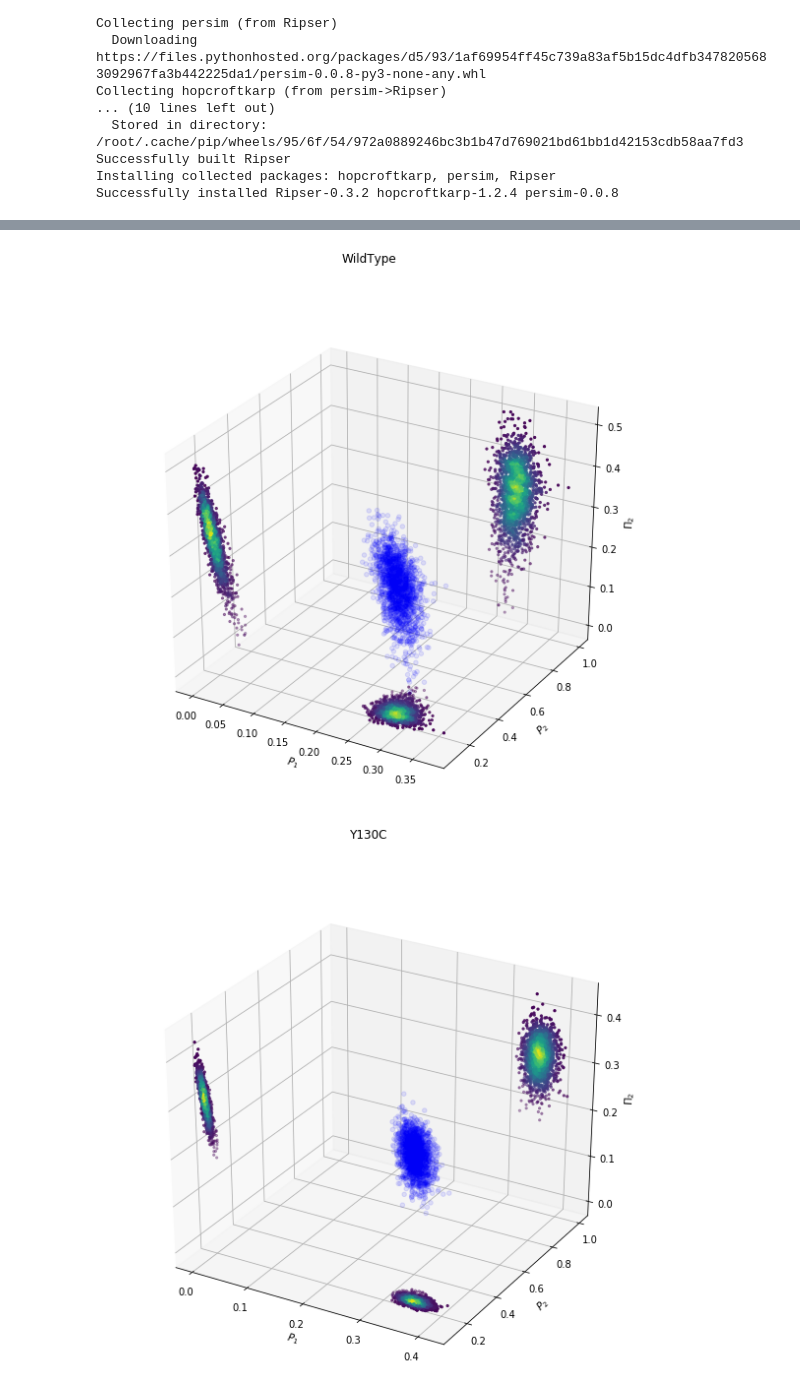
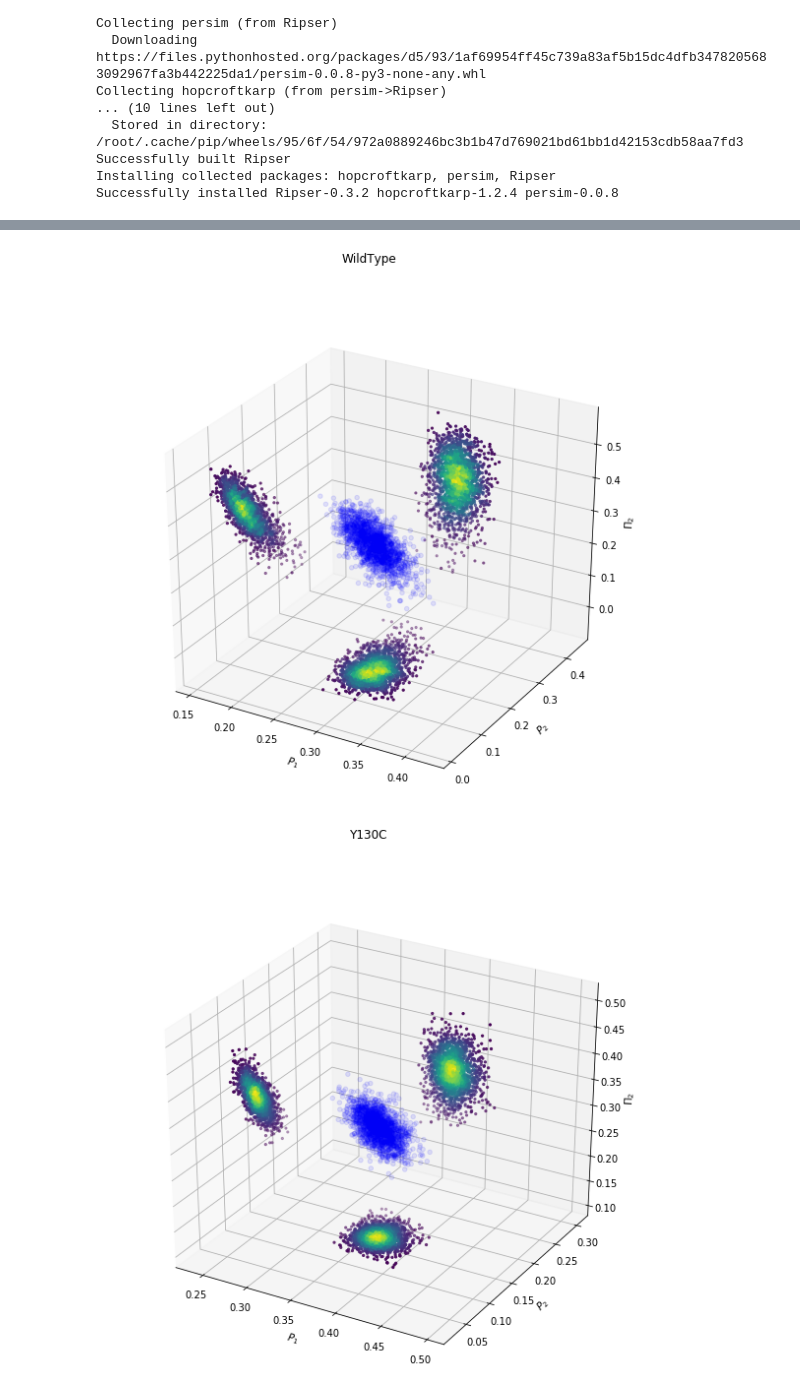
Before and after one commit to lewis-m/erk-kinetics-tda, a Jupyter notebook: NicePlots.ipynb, the cells around one changed output, grey strips where cells are left out. Cells and saved outputs as stored; diff of their text form; code cells hidden in the pictures.

```diff
--- a/NicePlots.ipynb
+++ b/NicePlots.ipynb
@@ -360,7 +371,6 @@ and Rhat is the potential scale reduction factor on split chains (at
 convergence, Rhat=1).
 # %%
 import scipy.stats as st
-import mpl_scatter_density
 from matplotlib import rc
 #matplotlib.rcParams['legend.fontsize'] = 10
 
@@ -380,39 +390,44 @@ for i in range(len(total_bayes_data)):
   fig = plt.figure(figsize=(10,9))
   fig.suptitle(y_type[i])
 
   ax = fig.add_subplot(111, projection='3d')
   ax.scatter(bayes_data[:,0], bayes_data[:,1], bayes_data[:,2], c = 'b', marker='o', label='Bayesian', alpha=0.1)
 
   x_marg = []
   y_marg = []
   z_marg = []
 
+  x_ext = [min(bayes_data[:,0]) - 0.1, max(bayes_data[:,0]) + 0.1]
+  y_ext = [min(bayes_data[:,1]) - 0.1, max(bayes_data[:,1]) + 0.1]
+  z_ext = [min(bayes_data[:,2]) - 0.1, max(bayes_data[:,2]) + 0.1]
+
   for x, y, z in bayes_data:
-    x_marg.append([0, y, z])
-    y_marg.append([x, 1, z])
-    z_marg.append([x, y, 0])
+    x_marg.append([x_ext[0], y, z])
+    y_marg.append([x, y_ext[1], z])
+    z_marg.append([x, y, z_ext[0]])
 
   x_marg = np.array(x_marg)
   y_marg = np.array(y_marg)
   z_marg = np.array(z_marg)
 
   s_x = [len(open_ball(x_marg, x, 0.01)) for x in x_marg]
   ax.scatter(x_marg[:,0], x_marg[:,1], x_marg[:,2], c=s_x, marker='.')
 
   s_y = [len(open_ball(y_marg, x, 0.01)) for x in y_marg]
   ax.scatter(y_marg[:,0], y_marg[:,1], y_marg[:,2], c=s_y, marker='.')
 
   s_z = [len(open_ball(z_marg, x, 0.01)) for x in z_marg]
   ax.scatter(z_marg[:,0], z_marg[:,1], z_marg[:,2], c=s_z, marker='.')
 
   ax.set_xlabel(r'$P_1$')
   ax.set_ylabel(r'$P_2$')
   ax.set_zlabel(r'$\Pi_2$')
-  #ax.set_ylim([0, 1])
-  #ax.set_xlim([0, 1])
-  #ax.set_zlim([0, 1])
+  ax.set_ylim(y_ext)
+  ax.set_xlim(x_ext)
+  ax.set_zlim(z_ext)
 
-  plt.show()
+  exp_file = '%sBayesHeat.png' % y_type[i]
+  plt.savefig(exp_file, dpi=400)
 # %% [output]
-[figure, old version]
+[figure, new version]
-[figure, old version]
+[figure, new version]
```
Also changed, not shown: parts of 9 cells of this notebook.
